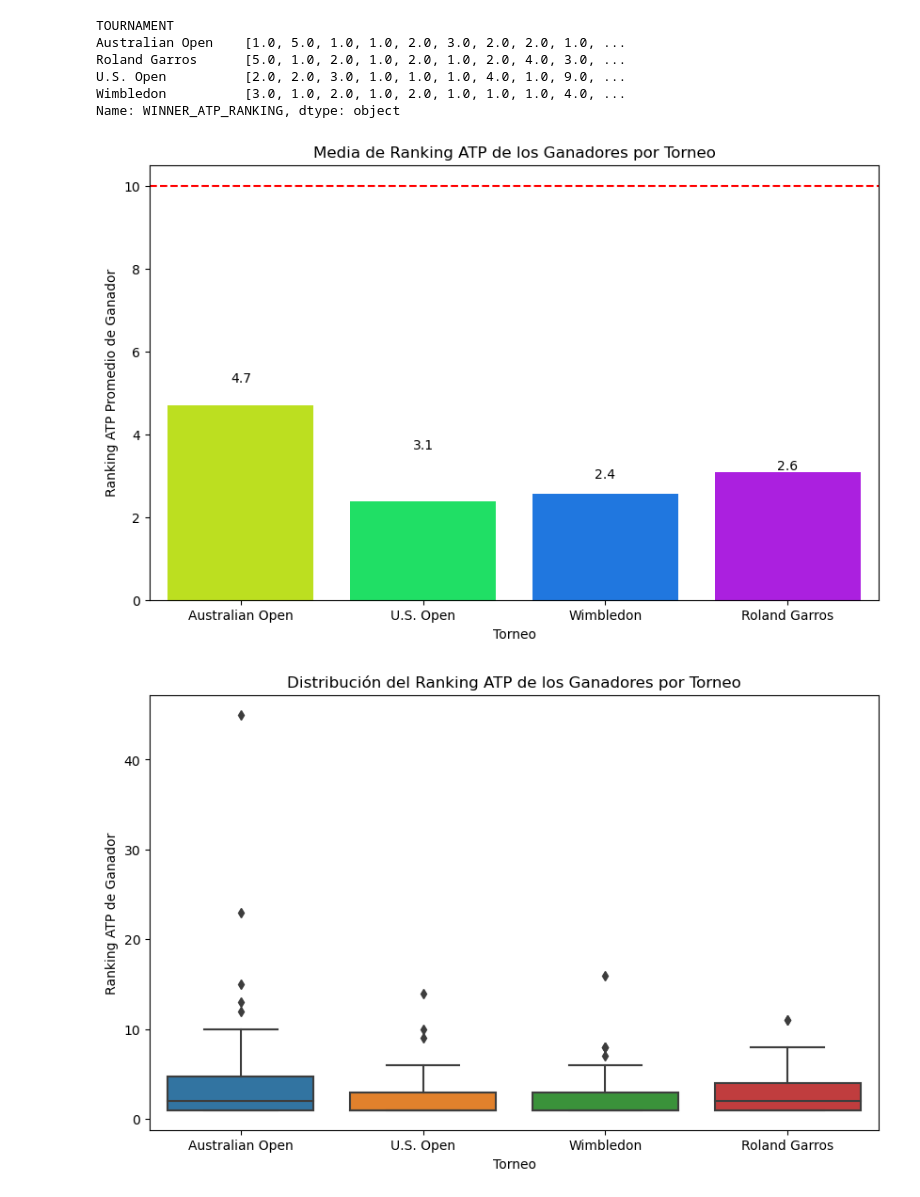
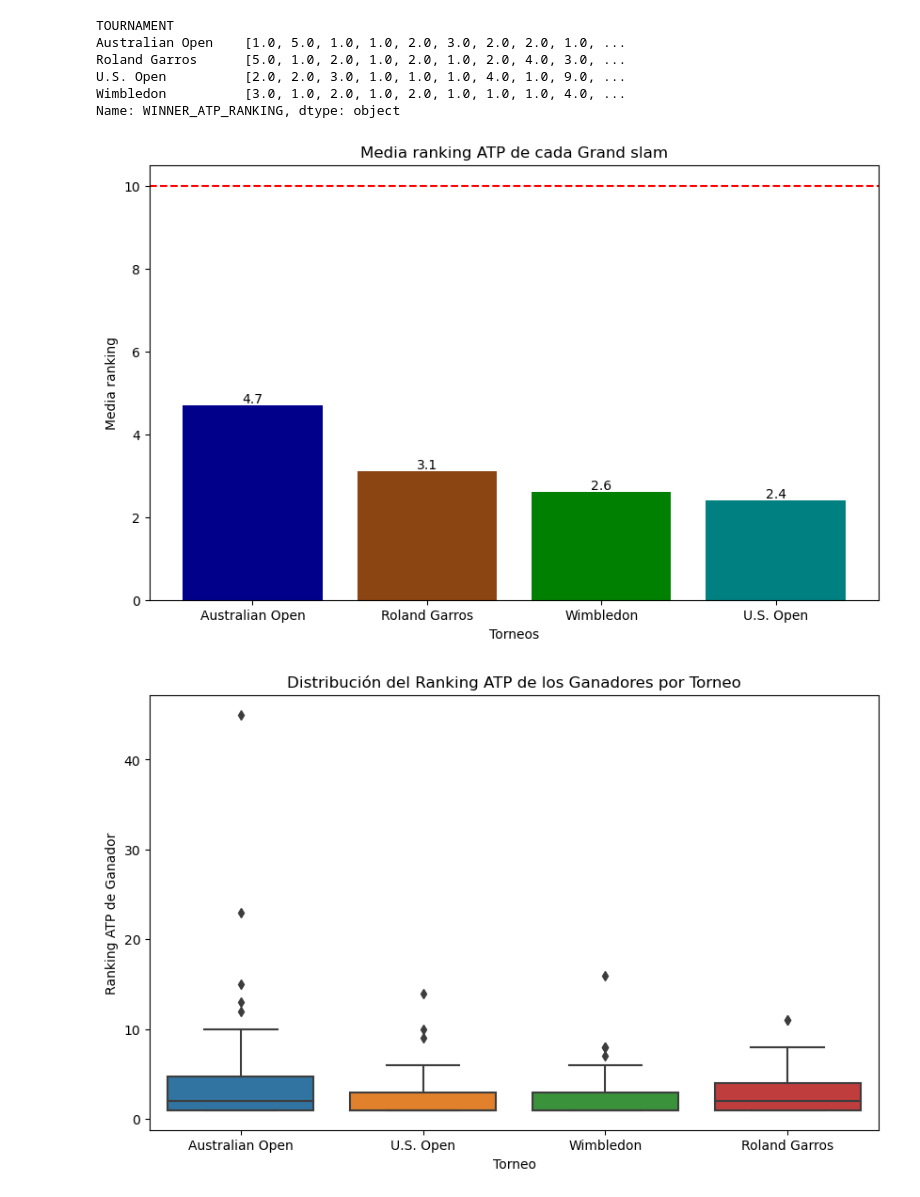
Before and after one commit to Lokhy87/EDA_entrega, a Jupyter notebook: Limpieza.ipynb, the cells around one changed output. Saved outputs shown, nothing was run; the diff lists cells and outputs as text; code cells hidden in the pictures.

```diff
--- a/Limpieza.ipynb
+++ b/Limpieza.ipynb
@@ -321,33 +321,46 @@ Roland Garros      [5.0, 1.0, 2.0, 1.0, 2.0, 1.0, 2.0, 4.0, 3.0, ...
 U.S. Open          [2.0, 2.0, 3.0, 1.0, 1.0, 1.0, 4.0, 1.0, 9.0, ...
 Wimbledon          [3.0, 1.0, 2.0, 1.0, 2.0, 1.0, 1.0, 1.0, 4.0, ...
 Name: WINNER_ATP_RANKING, dtype: object
-# %%
-# Figura
-plt.figure(figsize=(10, 6))
-
-torneos = df_majors['TOURNAMENT'].nunique()
-
-# Colores
-colores = sns.color_palette("hsv", torneos)
-
-barplot = sns.barplot(x = 'TOURNAMENT', y = 'WINNER_ATP_RANKING', data = df_majors, errorbar = None, palette = colores)
-
-# Poner datos
-for index, row in df_majors.groupby('TOURNAMENT')['WINNER_ATP_RANKING'].mean().reset_index().iterrows():
-    barplot.text(index, row['WINNER_ATP_RANKING'] + 0.5,
-                 round(row['WINNER_ATP_RANKING'], 1), color ='black', ha="center", va='bottom')
-
-# Linea de Top 10
-plt.axhline(y = 10, color = 'red', linestyle = '--')
-
-# Etiquetas
-plt.xlabel('Torneo')
-plt.ylabel('Ranking ATP Promedio de Ganador')
-plt.title('Media de Ranking ATP de los Ganadores por Torneo')
-
-plt.show()
-# %% [output]
-[figure, removed]
+# %%
+# Provided average rankings
+medias_torneos = {
+    'Australian Open': 4.7,
+    'Roland Garros': 3.1,
+    'U.S. Open': 2.4,
+    'Wimbledon': 2.6
+}
+
+colors = {
+    'Australian Open': 'darkblue',
+    'Roland Garros': 'saddlebrown',
+    'Wimbledon': 'green',
+    'U.S. Open': 'teal'
+}
+
+# # Sort the dictionary by values
+orden_medias = dict(sorted(medias_torneos.items(), key=lambda item: item[1], reverse=True))
+# %%
+# Adding a horizontal line to the bar plot to check if the average rankings are within the top 10
+
+plt.figure(figsize=(10, 6))
+bars = plt.bar(orden_medias.keys(), orden_medias.values(), color=[colors[t] for t in orden_medias.keys()])
+
+# Line indicating the threshold for top 10
+plt.axhline(y=10, color='r', linestyle='--')
+
+plt.xlabel('Torneos')
+plt.ylabel('Media ranking')
+plt.title('Media ranking ATP de cada Grand slam')
+
+# Adding value labels on top of each bar
+for bar in bars:
+    yval = bar.get_height()
+    plt.text(bar.get_x() + bar.get_width()/2, yval, round(yval, 1), ha="center", va='bottom')  # va: vertical alignment
+
+
+plt.show()
+# %% [output]
+[figure, added]
 # %%
 plt.figure(figsize=(10, 6))
 
```
Also changed, not shown: parts of 2 cells of this notebook.
